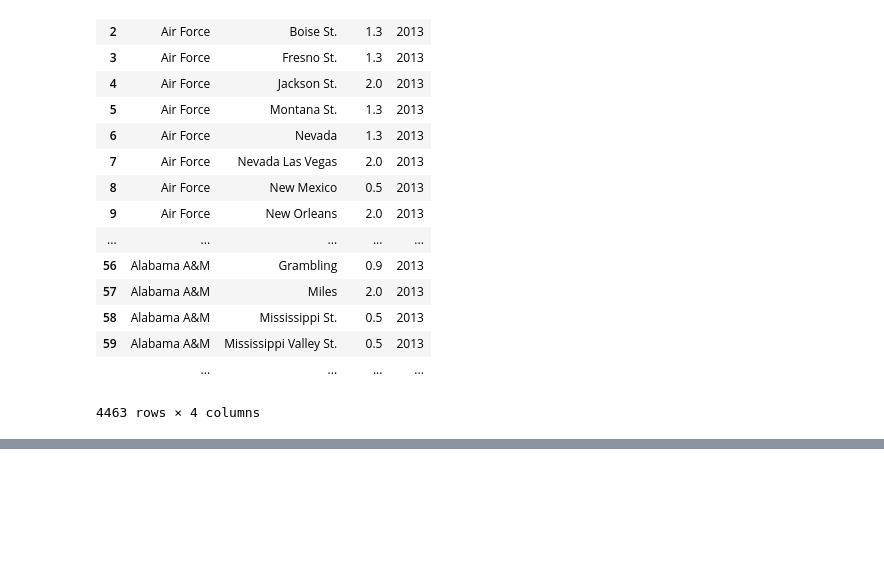
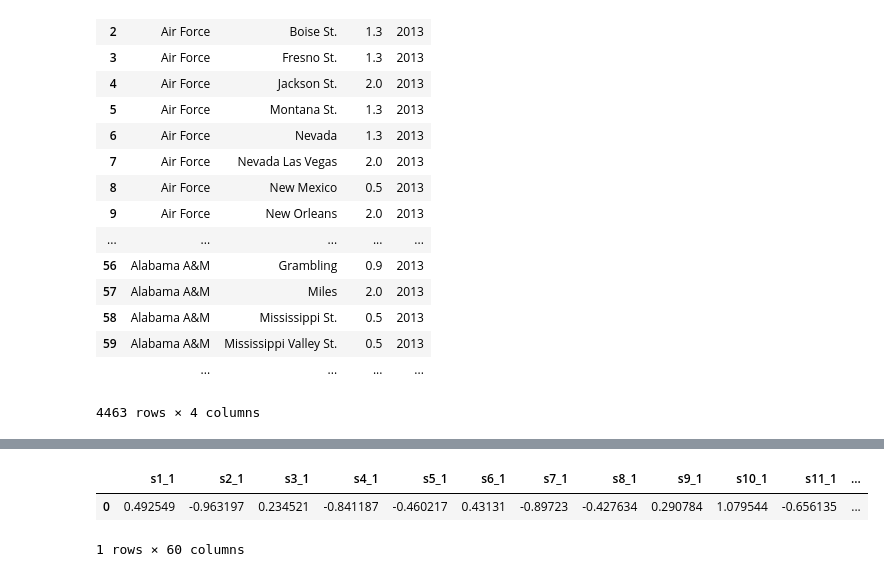
Before and after one commit to bpjsincl/marchmadness, a Jupyter notebook: DataAccessExamples.ipynb, the cells around one changed output, grey strips where cells are left out. Cells and saved outputs as stored; diff of their text form; code cells hidden in the pictures; blank space fills up the shorter version.

Commit message:
features for training and testing

```diff
--- a/DataAccessExamples.ipynb
+++ b/DataAccessExamples.ipynb
@@ -9,7 +9,7 @@ cols += ['s'+str(i) for i in range(1,31)]
 teams_all = pd.DataFrame(teams, columns=cols)
 
 # EXAMPLE OUTPUT FROM TEAMS DF
-df[df.name=='UCLA'].sort()
+teams_all[teams_all.name=='UCLA'].sort()
 # %% [output]
 |  | year | name | s1 | s2 | s3 | s4 | s5 | s6 | s7 | s8 | s9 | ... |
 | 77 | 2010 | UCLA | 1.258822 | 0.516195 | -0.699926 | -0.221375 | 0.682018 | -0.082324 | -0.203454 | -0.820644 | 2.151100 | ... |
@@ -82,0 +95,16 @@ features
+# %%
+# given two teams and season, create the feature vector for testing
+def make_features_matchup(teams, team_a, team_b, year):
+    t_A_fts = teams[(teams.name==team_a) & (teams.year == year)]
+    t_B_fts = teams[(teams.name==team_b) & (teams.year == year)]
+
+    fts = pd.merge(t_A_fts, t_B_fts, how='inner', on='year', suffixes=('_1','_2'))
+    fts.drop(['name_1','name_2','year'], inplace=True, axis=1)
+    return fts
+
+fs = make_features_matchup(teams_all, 'UCLA', 'Washington', 2012)
+fs
+# %% [output]
+|  | s1_1 | s2_1 | s3_1 | s4_1 | s5_1 | s6_1 | s7_1 | s8_1 | s9_1 | s10_1 | s11_1 | ... |
+| 0 | 0.492549 | -0.963197 | 0.234521 | -0.841187 | -0.460217 | 0.43131 | -0.89723 | -0.427634 | 0.290784 | 1.079544 | -0.656135 | ... |
+1 rows × 60 columns
```
Also changed, not shown: parts of 1 cell of this notebook.
